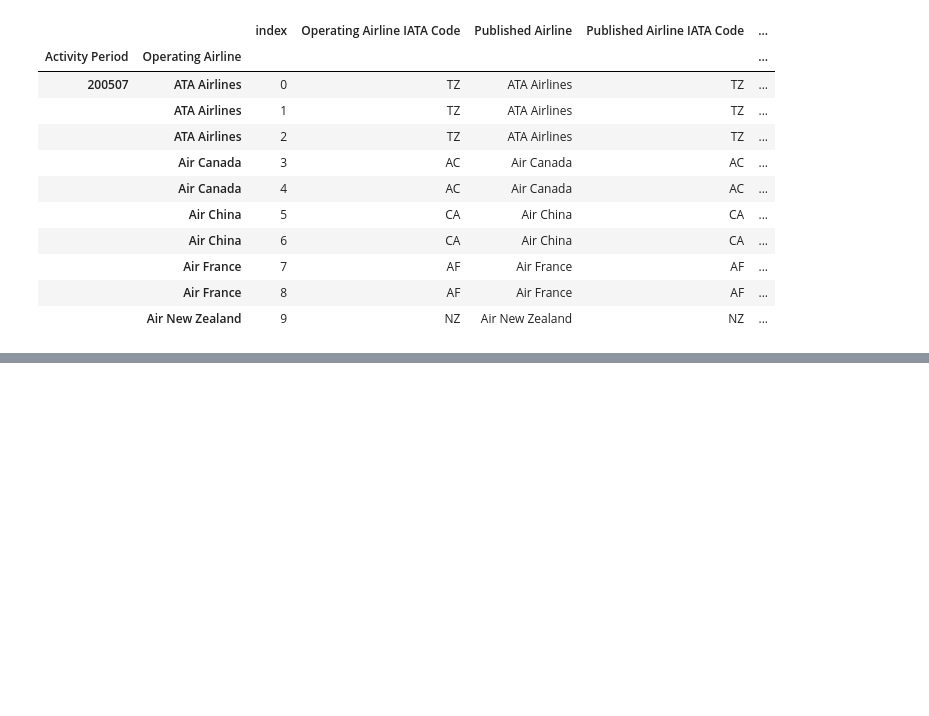
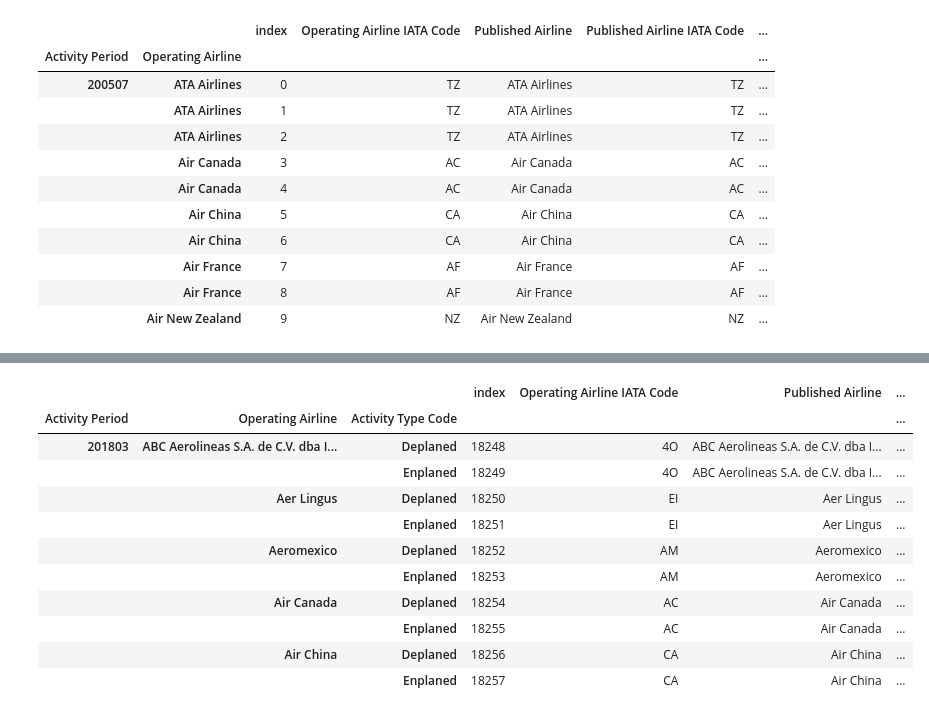
Before and after one commit to roczekmichal/Pandas_NumPy_Basics, a Jupyter notebook: Multiindex and Pivot Tables/Multiindex intro.ipynb, the cells around one changed output, grey strips where cells are left out. Cells and saved outputs as stored; diff of their text form; code cells hidden in the pictures; blank space fills up the shorter version.

```diff
--- a/Multiindex and Pivot Tables/Multiindex intro.ipynb
+++ b/Multiindex and Pivot Tables/Multiindex intro.ipynb
@@ -53,0 +82,17 @@ air.head(10)
+# %%
+air.set_index(["Activity Period","Operating Airline","Activity Type Code"],inplace=True)
+# %%
+air.head(10)
+# %% [output]
+|  |  |  | index | Operating Airline IATA Code | Published Airline | ... |
+| Activity Period | Operating Airline | Activity Type Code |  |  |  | ... |
+| 201803 | ABC Aerolineas S.A. de C.V. dba I... | Deplaned | 18248 | 4O | ABC Aerolineas S.A. de C.V. dba I... | ... |
+|  |  | Enplaned | 18249 | 4O | ABC Aerolineas S.A. de C.V. dba I... | ... |
+|  | Aer Lingus | Deplaned | 18250 | EI | Aer Lingus | ... |
+|  |  | Enplaned | 18251 | EI | Aer Lingus | ... |
+|  | Aeromexico | Deplaned | 18252 | AM | Aeromexico | ... |
+|  |  | Enplaned | 18253 | AM | Aeromexico | ... |
+|  | Air Canada | Deplaned | 18254 | AC | Air Canada | ... |
+|  |  | Enplaned | 18255 | AC | Air Canada | ... |
+|  | Air China | Deplaned | 18256 | CA | Air China | ... |
+|  |  | Enplaned | 18257 | CA | Air China | ... |
```
Also changed, not shown: parts of 6 cells of this notebook.
